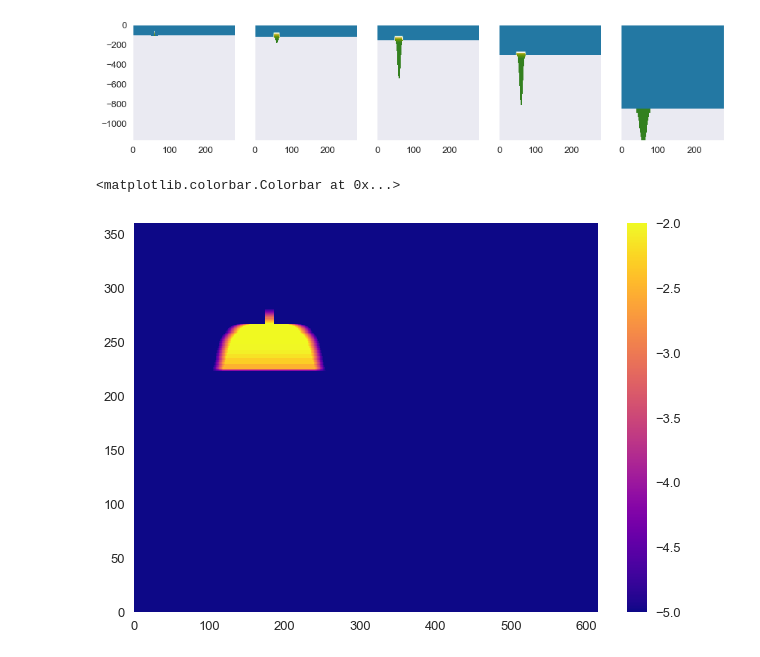
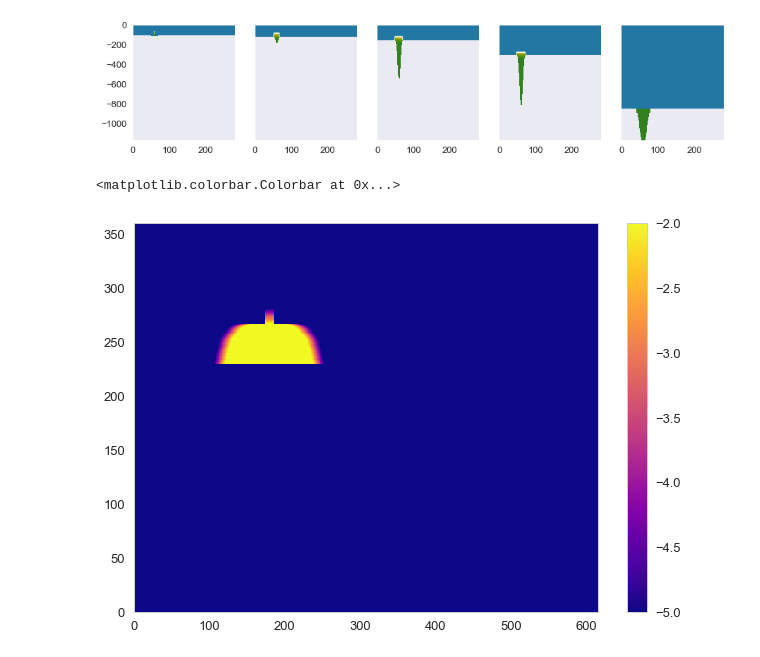
Before and after one commit to UBC-MOAD/buildcanyon, a Jupyter notebook: Stratification/GenerateDiffKrFile_smoothStep.ipynb, the cells around one changed output. Drawn from its saved outputs; the diff is of its cells as text; code cells hidden in the pictures.

```diff
--- a/Stratification/GenerateDiffKrFile_smoothStep.ipynb
+++ b/Stratification/GenerateDiffKrFile_smoothStep.ipynb
@@ -368,6 +400,10 @@ filename = "%dx%dx%d/KrDiff_e10_%dzlev_%dx%d_Quad.bin" %(nx,ny,nz,nz,nx,ny)
 filename2 = "%dx%dx%d/KrDiff_e25_%dzlev_%dx%d_Quad.bin" %(nx,ny,nz,nz,nx,ny)
 filename3 = "%dx%dx%d/KrDiff_e50_%dzlev_%dx%d_Quad.bin" %(nx,ny,nz,nz,nx,ny)
 filename4 = "%dx%dx%d/KrDiff_e100_%dzlev_%dx%d_Quad.bin" %(nx,ny,nz,nz,nx,ny)
+filename5 = "%dx%dx%d/KrDiff_e15_%dzlev_%dx%d_Quad.bin" %(nx,ny,nz,nz,nx,ny)
+filename6 = "%dx%dx%d/KrDiff_e75_%dzlev_%dx%d_Quad.bin" %(nx,ny,nz,nz,nx,ny)
+filename7 = "%dx%dx%d/KrDiff_e150_%dzlev_%dx%d_Quad.bin" %(nx,ny,nz,nz,nx,ny)
+filename8 = "%dx%dx%d/KrDiff_e05_%dzlev_%dx%d_Quad.bin" %(nx,ny,nz,nz,nx,ny)
 
 
 dt = np.dtype('>f8')  # float 64 big endian
@@ -386,19 +422,35 @@ fileobj.close()
 fileobj = open(filename4,mode='wb')
 kv_final_e100.astype(dt).tofile(fileobj,"")
 fileobj.close()
+
+fileobj = open(filename5,mode='wb')
+kv_final_e15.astype(dt).tofile(fileobj,"")
+fileobj.close()
+
+fileobj = open(filename6,mode='wb')
+kv_final_e75.astype(dt).tofile(fileobj,"")
+fileobj.close()
+
+fileobj = open(filename7,mode='wb')
+kv_final_e150.astype(dt).tofile(fileobj,"")
+fileobj.close()
+
+fileobj = open(filename8,mode='wb')
+kv_final_e05.astype(dt).tofile(fileobj,"")
+fileobj.close()
 # %%
 # Check that the values of the file are in the right order
 
 dt = np.dtype('>f8')  # float 64 big endian
 
-fileNAME = filename2
+fileNAME = filename8
 kv=np.fromfile(fileNAME, dt)
 
 Kv=np.reshape(kv,(nz,ny,nx),order='C')
 np.shape(Kv)
 
 plt.pcolor(np.log10(Kv[29,:,:]), cmap='plasma')
 plt.colorbar()
 # %% [output]
 <matplotlib.colorbar.Colorbar at 0x...>
-[figure, old version]
+[figure, new version]
```
Also changed, not shown: parts of 4 cells of this notebook.
